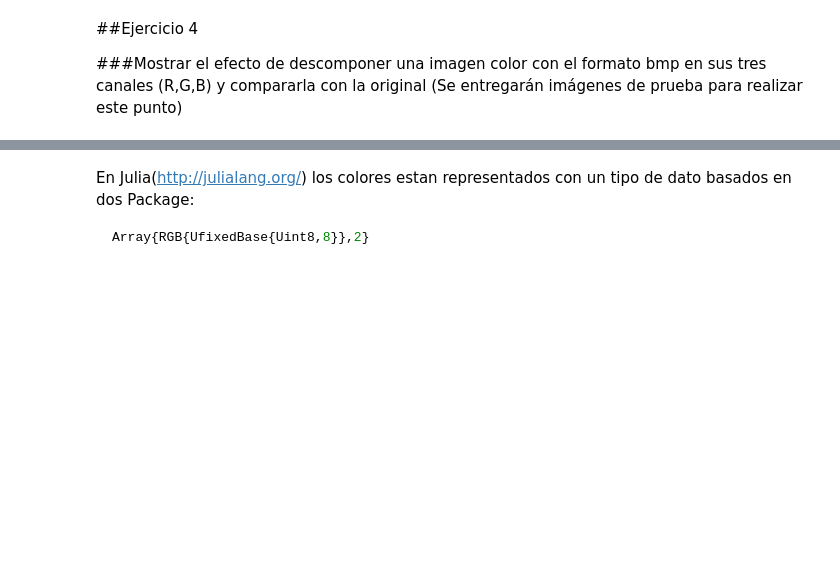
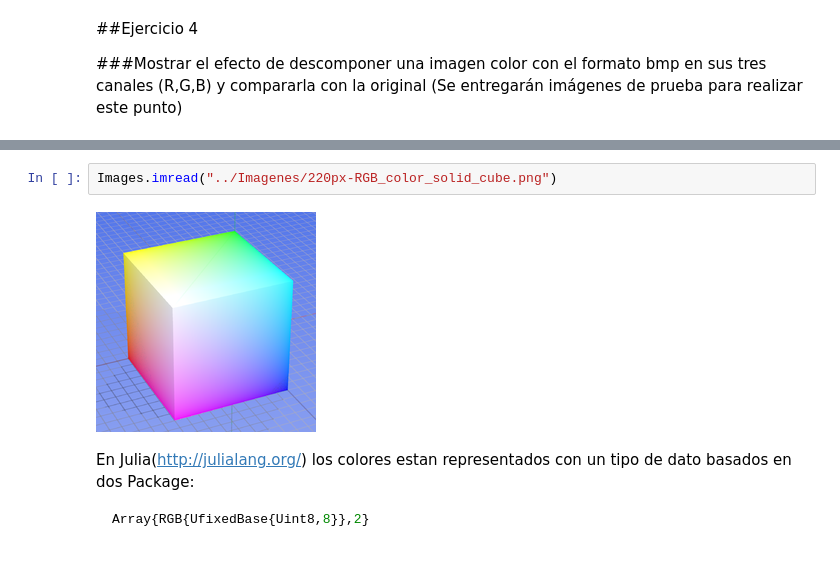
Before and after one commit to elsuizo/Practicas_vision, a Jupyter notebook: Practica1/Julia/practica1.ipynb, the cells around one changed output, grey strips where cells are left out. Drawn from its saved outputs; the diff is of its cells as text; blank space fills up the shorter version.

Commit message:
fix figure render

```diff
--- a/Practica1/Julia/practica1.ipynb
+++ b/Practica1/Julia/practica1.ipynb
@@ -104,3 +104,7 @@ El modelo de color RGB es un modelo aditivo en el cual las representaciones de l
+# %%
+Images.imread("../Imagenes/220px-RGB_color_solid_cube.png")
+# %% [output]
+[figure, added]
 # %% [markdown]
 En Julia(http://julialang.org/) los colores estan representados con un tipo de dato basados en dos Package:
 
```
Also changed, not shown: parts of 8 cells of this notebook.
